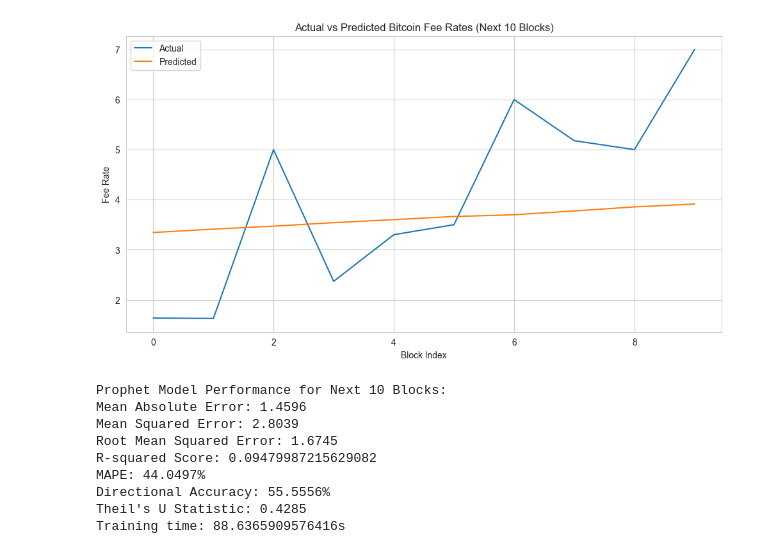
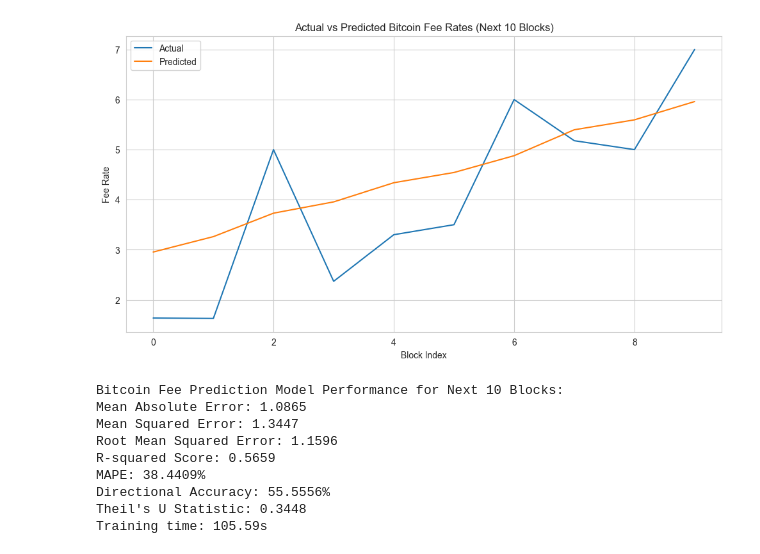
Before and after one commit to majiangqin/bitcoin, a Jupyter notebook: time2vec_future10.ipynb, the cells around one changed output. Saved outputs shown, nothing was run; the diff lists cells and outputs as text; code cells hidden in the pictures.

```diff
--- a/time2vec_future10.ipynb
+++ b/time2vec_future10.ipynb
@@ -11,7 +13,8 @@ from sklearn.metrics import mean_absolute_error, mean_squared_error, r2_score
 import matplotlib.pyplot as plt
 import random
 
-start=time.time()
+start = time.time()
+
 # Set a fixed seed for reproducibility
 def set_seed(seed=42):
     random.seed(seed)
@@ -42,28 +45,22 @@ features = [
     'hist_med_fee_ratio', 'hist_high_fee_ratio', 'hist_fee_diversity'
 ]
 
-future_known_features=['block_height',
- 'difficulty',
- 'hash_rate',
- 'bitcoin_price_usd',
- 'block_version']
+future_known_features = [
+    'block_height',
+    'difficulty',
+    'hash_rate',
+    'bitcoin_price_usd',
+    'block_version'
+]
 
-historical_features=['tx_count', 'mempool_size_mb','max_fee_rate',
- 'avg_fee_rate',
- 'median_fee_rate',
- 'fee_rate_10th',
- 'fee_rate_90th',
- 'fee_rate_std',
- 'mempool_min_fee',
- 'total_fee',
- 'mempool_usage',
- 'transaction_count',
- 'block_weight',
- 'block_interval',
- 'hist_low_fee_ratio',
- 'hist_med_fee_ratio',
- 'hist_high_fee_ratio',
- 'hist_fee_diversity']
+historical_features = [
+    'tx_count', 'mempool_size_mb', 'max_fee_rate',
+    'avg_fee_rate', 'median_fee_rate', 'fee_rate_10th',
+    'fee_rate_90th', 'fee_rate_std', 'mempool_min_fee',
+    'total_fee', 'mempool_usage', 'transaction_count',
+    'block_weight', 'block_interval', 'hist_low_fee_ratio',
+    'hist_med_fee_ratio', 'hist_high_fee_ratio', 'hist_fee_diversity'
+]
 
 # Scaling selected features
 scaler = MinMaxScaler()
@@ -72,10 +69,11 @@ df[features] = scaler.fit_transform(df[features])
 # Prepare data for predicting the next 10 blocks
 df['time_idx'] = (df['block_time'] - df['block_time'].min()).dt.total_seconds() // 600  # 10-minute intervals
 df['time_idx'] = df['time_idx'].astype(int)  # Ensure time_idx is of type integer
+df = df[:-10]  #change to -144 if want to predict next day
 
 target = 'block_median_fee_rate'
 max_encoder_length = 144  # Past 144 observations (24 hours)
-max_prediction_length = 10  # Predict next 10 blocks (100 minutes)
+max_prediction_length = 10  # Predict next 10 blocks (100 minutes) change to 144 if want to predict next day
 
 # Time2Vec layer
 class Time2Vec(nn.Module):
@@ -130,10 +128,11 @@ train_dataloader = DataLoader(dataset, batch_size=batch_size, shuffle=True, drop
 
 # Define updated model
 class BitcoinFeeModel(nn.Module):
-    def __init__(self, hist_input_dim, future_input_dim, time2vec_dim, hidden_dim, output_dim, num_predictions):
+    def __init__(self, hist_input_dim, future_input_dim, time2vec_dim, hidden_dim, output_dim, num_predictions, dropout_rate=0.3):
         super(BitcoinFeeModel, self).__init__()
         self.time2vec = Time2Vec(1, time2vec_dim)
         self.lstm = nn.LSTM(hist_input_dim + time2vec_dim, hidden_dim, batch_first=True)
+        self.dropout = nn.Dropout(dropout_rate)
         self.fc_combine = nn.Linear(hidden_dim + future_input_dim, hidden_dim)
         self.fc_out = nn.Linear(hidden_dim, output_dim)
         self.num_predictions = num_predictions
@@ -145,11 +144,13 @@ class BitcoinFeeModel(nn.Module):
 
         _, (h_n, _) = self.lstm(x_hist_time)
         h_n = h_n.squeeze(0)
+        h_n = self.dropout(h_n)
 
         outputs = []
         for i in range(self.num_predictions):
             combined = torch.cat((h_n, x_future[:, i, :]), dim=1)
             hidden = self.fc_combine(combined)
+            hidden = self.dropout(hidden)
             out = self.fc_out(hidden)
             outputs.append(out)
 
@@ -162,9 +163,10 @@ time2vec_dim = 16
 hidden_dim = 64
 output_dim = 1
 num_predictions = max_prediction_length
+dropout_rate = 0.8
 
 # Instantiate model, loss function, and optimizer
-model = BitcoinFeeModel(hist_input_dim, future_input_dim, time2vec_dim, hidden_dim, output_dim, num_predictions)
+model = BitcoinFeeModel(hist_input_dim, future_input_dim, time2vec_dim, hidden_dim, output_dim, num_predictions, dropout_rate)
 criterion = nn.MSELoss()
 optimizer = optim.Adam(model.parameters(), lr=0.0001)
 
@@ -215,6 +217,7 @@ def predict_future(model, data, historical_features, future_known_features, max_
 # Predict next 10 blocks
 future_predictions = predict_future(model, df, historical_features, future_known_features, max_encoder_length, max_prediction_length)
 
+df = pd.read_csv('real_time_cleaned.csv')
 # Plot results
 plt.figure(figsize=(12, 6))
 y_true = df[target].iloc[-max_prediction_length:].values
@@ -252,19 +255,18 @@ def theil_u(y_true, y_pred):
 
     return numerator / denominator
 
-
 mape = mean_absolute_percentage_error(y_true, future_predictions)
 da = directional_accuracy(y_true, future_predictions)
 theils_u = theil_u(y_true, future_predictions)
-end=time.time()
+end = time.time()
 
-print("\nProphet Model Performance for Next 10 Blocks:")
+print("\nBitcoin Fee Prediction Model Performance for Next 10 Blocks:")
 print(f"Mean Absolute Error: {mae:.4f}")
 print(f"Mean Squared Error: {mse:.4f}")
 print(f"Root Mean Squared Error: {rmse:.4f}")
-print(f"R-squared Score: {r2}")
+print(f"R-squared Score: {r2:.4f}")
 print(f"MAPE: {mape:.4f}%")
 print(f"Directional Accuracy: {da:.4f}%")
 print(f"Theil's U Statistic: {theils_u:.4f}")
-print(f"Training time: {end-start}s")
+print(f"Training time: {end-start:.2f}s")
 # %% [output]
@@ -288,10 +290,10 @@ Epoch [30/30], Loss: 2.1140
-[figure, old version]
+[figure, new version]
-Prophet Model Performance for Next 10 Blocks:
-Mean Absolute Error: 1.4596
-Mean Squared Error: 2.8039
-Root Mean Squared Error: 1.6745
-R-squared Score: 0.09479987215629082
-MAPE: 44.0497%
+Bitcoin Fee Prediction Model Performance for Next 10 Blocks:
+Mean Absolute Error: 1.0865
+Mean Squared Error: 1.3447
+Root Mean Squared Error: 1.1596
+R-squared Score: 0.5659
+MAPE: 38.4409%
 Directional Accuracy: 55.5556%
-Theil's U Statistic: 0.4285
-Training time: 88.6365909576416s
+Theil's U Statistic: 0.3448
+Training time: 105.59s
```
Also changed, not shown: parts of 3 cells of this notebook, 6 other files.
